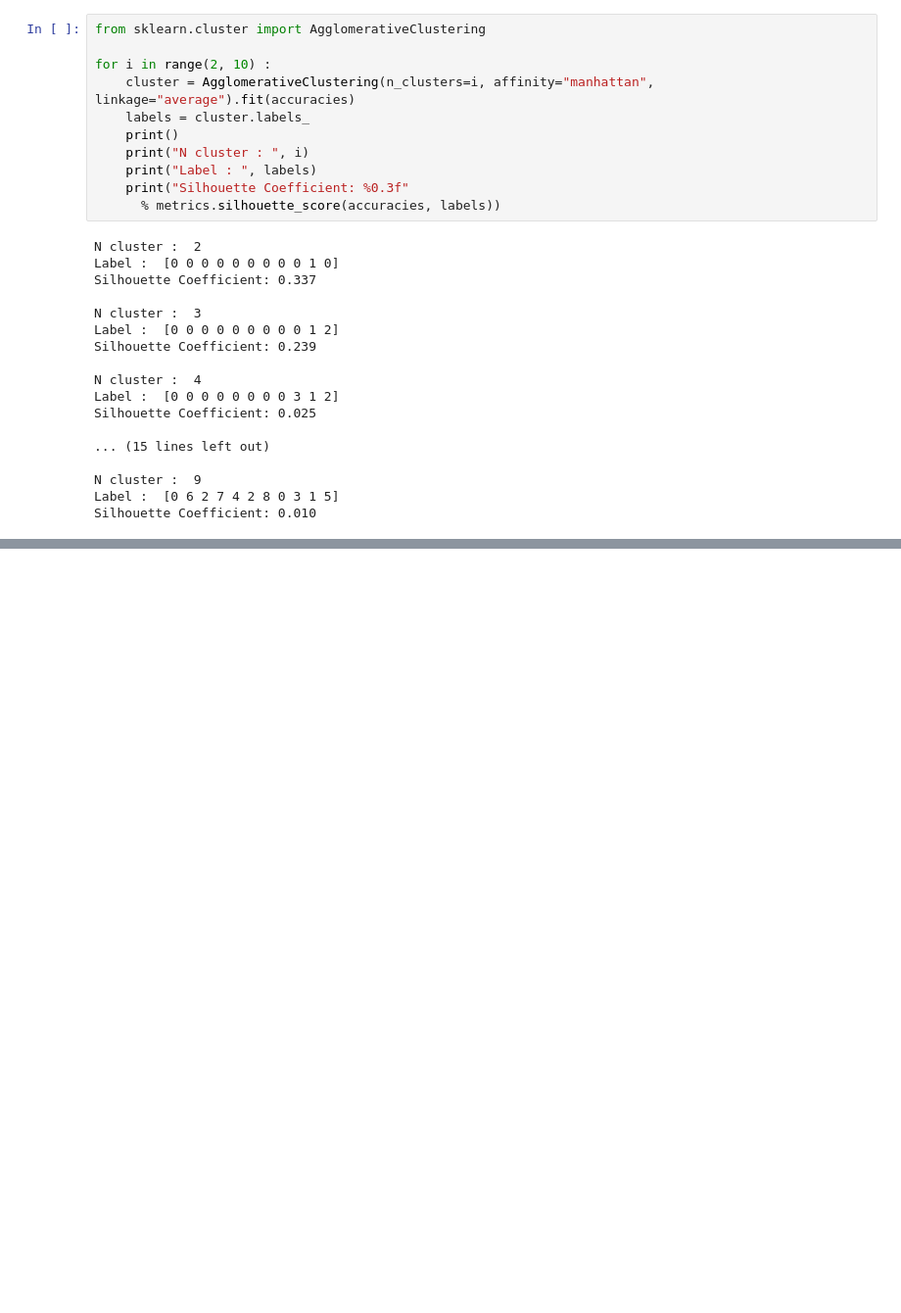
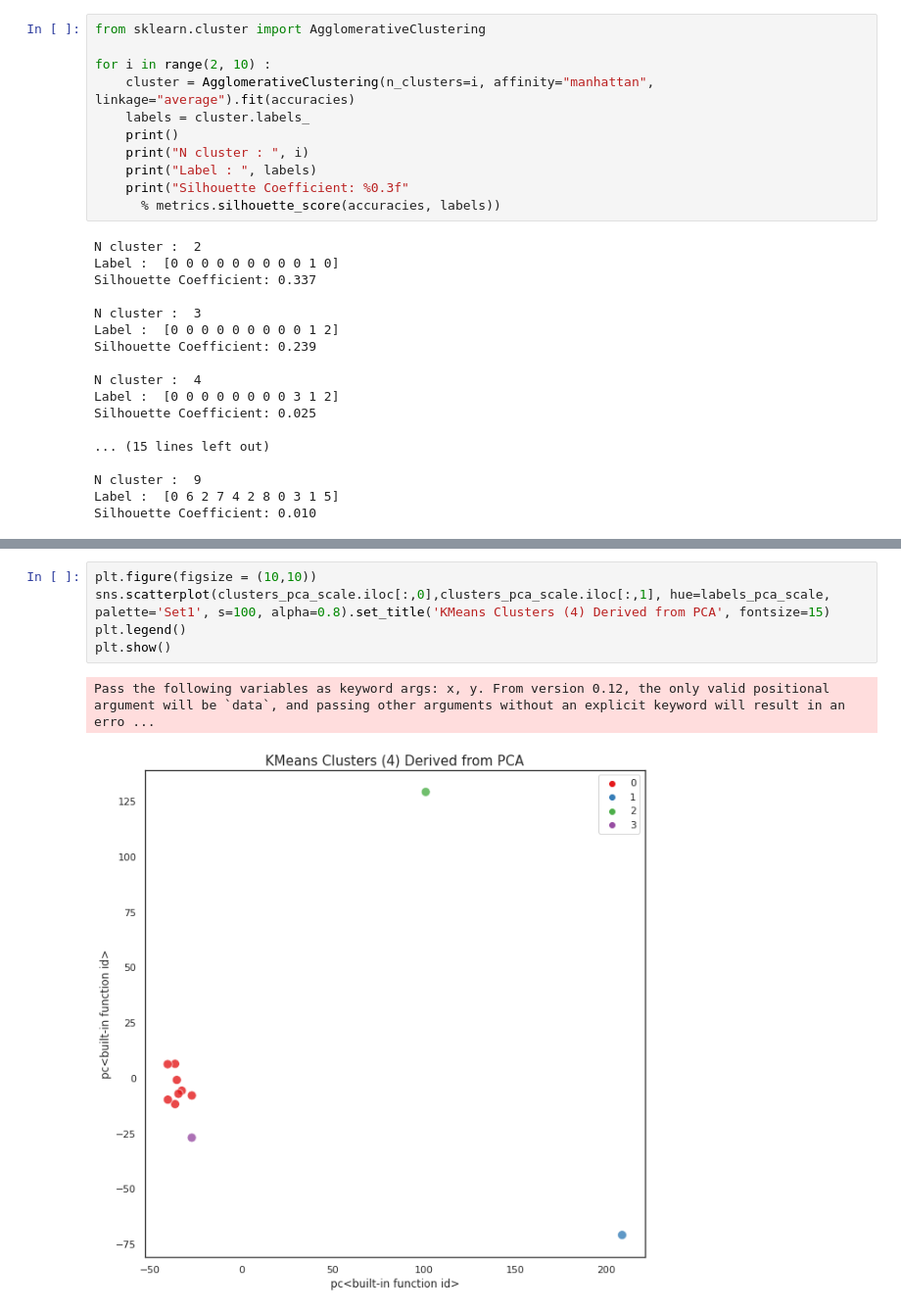
Before and after one commit to mhilmiasyrofi/attack-analysis, a Jupyter notebook: cifar10/cosine-simmilarity.ipynb, the cells around one changed output, grey strips where cells are left out. Shown at 98% size. Saved outputs shown, nothing was run; the diff lists cells and outputs as text; blank space fills up the shorter version.

```diff
--- a/cifar10/cosine-simmilarity.ipynb
+++ b/cifar10/cosine-simmilarity.ipynb
@@ -550,0 +668,8 @@ circles, perplexity=100 in 0.37 sec
+# %%
+plt.figure(figsize = (10,10))
+sns.scatterplot(clusters_pca_scale.iloc[:,0],clusters_pca_scale.iloc[:,1], hue=labels_pca_scale, palette='Set1', s=100, alpha=0.8).set_title('KMeans Clusters (4) Derived from PCA', fontsize=15)
+plt.legend()
+plt.show()
+# %% [output]
+Pass the following variables as keyword args: x, y. From version 0.12, the only valid positional argument will be `data`, and passing other arguments without an explicit keyword will result in an erro ...
+[figure, added]
```
Also changed, not shown: parts of 15 cells of this notebook.
